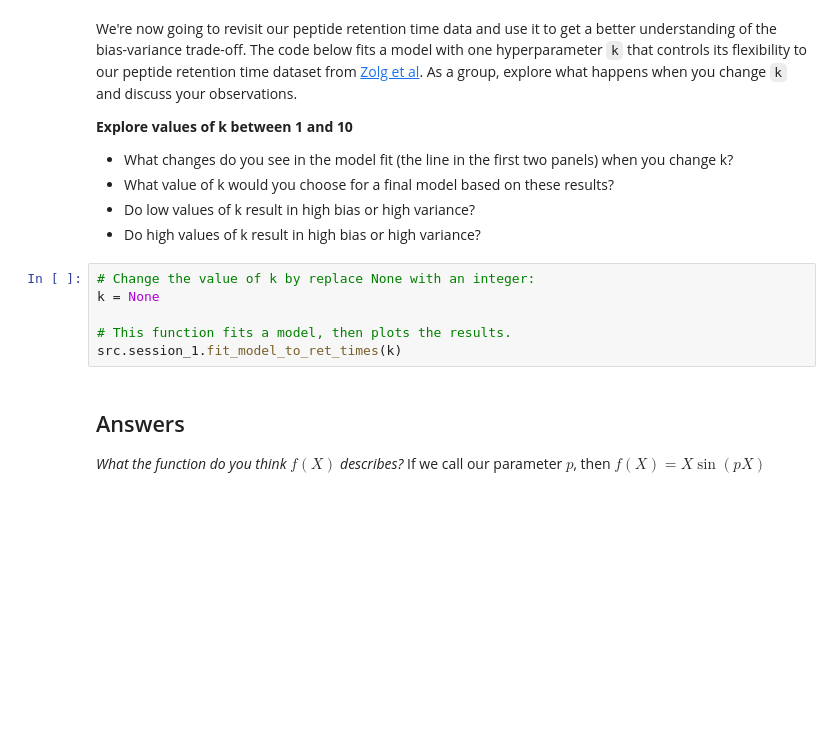
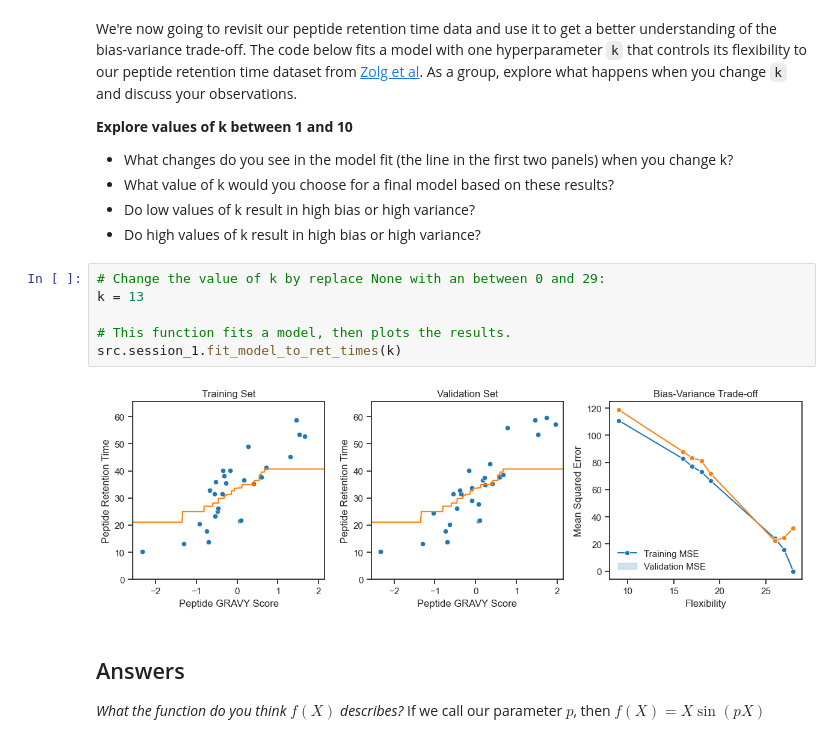
Before and after one commit to wfondrie/asms-ml-short-course, a Jupyter notebook: notebooks/1_introduction.ipynb, the cells around one changed output. Saved outputs shown, nothing was run; the diff lists cells and outputs as text; blank space fills up the shorter version.

```diff
--- a/notebooks/1_introduction.ipynb
+++ b/notebooks/1_introduction.ipynb
@@ -142,11 +175,13 @@ We're now going to revisit our peptide retention time data and use it to get a b
 - Do low values of k result in high bias or high variance?
 - Do high values of k result in high bias or high variance?
 # %%
-# Change the value of k by replace None with an integer:
-k = None
+# Change the value of k by replace None with an between 0 and 29:
+k = 13
 
 # This function fits a model, then plots the results.
 src.session_1.fit_model_to_ret_times(k)
+# %% [output]
+[figure, added]
 # %% [markdown]
 ## Answers
 *What the function do you think $f(X)$ describes?* If we call our parameter $p$, then $f(X) = X\sin(pX)$
```
Also changed, not shown: parts of 9 cells of this notebook, 8 other files.
